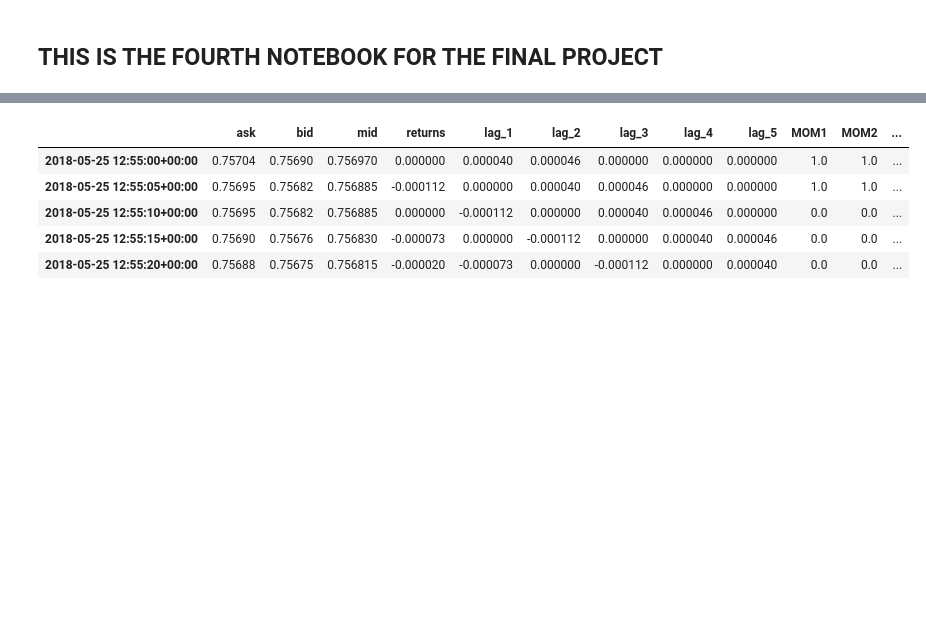
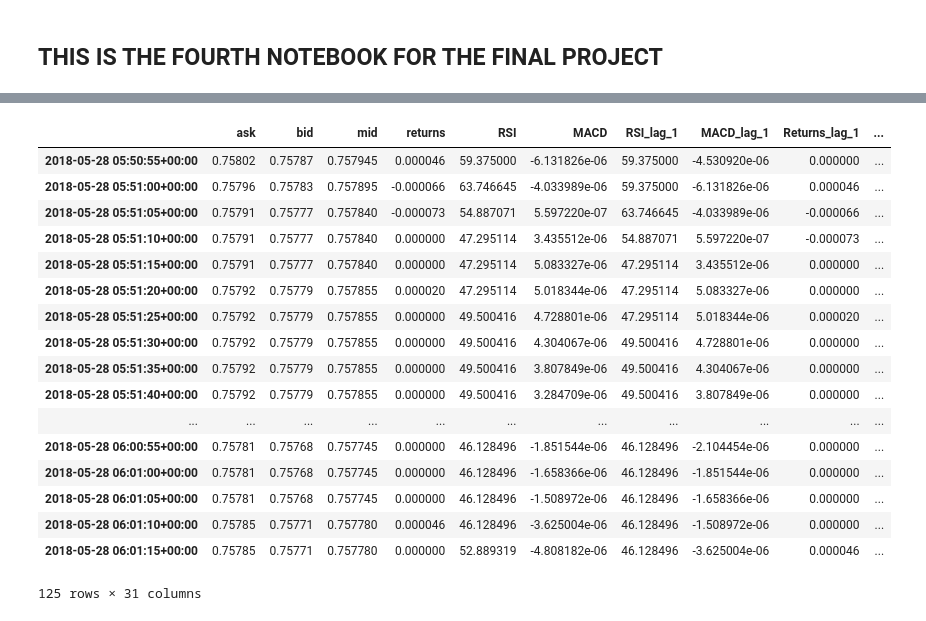
Before and after one commit to Sdoof/final_project, a Jupyter notebook: FOUR_tradingstrategy.ipynb, the cells around one changed output, grey strips where cells are left out. Saved outputs shown, nothing was run; the diff lists cells and outputs as text; code cells hidden in the pictures; blank space fills up the shorter version.

```diff
--- a/FOUR_tradingstrategy.ipynb
+++ b/FOUR_tradingstrategy.ipynb
@@ -218,9 +253,21 @@ rt.dataresam[['mid','RSI']].plot(secondary_y='RSI')
 # %%
-rt.dataresam.tail()
+rt.dataresam
 # %% [output]
-|  | ask | bid | mid | returns | lag_1 | lag_2 | lag_3 | lag_4 | lag_5 | MOM1 | MOM2 | ... |
-| 2018-05-25 12:55:00+00:00 | 0.75704 | 0.75690 | 0.756970 | 0.000000 | 0.000040 | 0.000046 | 0.000000 | 0.000000 | 0.000000 | 1.0 | 1.0 | ... |
-| 2018-05-25 12:55:05+00:00 | 0.75695 | 0.75682 | 0.756885 | -0.000112 | 0.000000 | 0.000040 | 0.000046 | 0.000000 | 0.000000 | 1.0 | 1.0 | ... |
-| 2018-05-25 12:55:10+00:00 | 0.75695 | 0.75682 | 0.756885 | 0.000000 | -0.000112 | 0.000000 | 0.000040 | 0.000046 | 0.000000 | 0.0 | 0.0 | ... |
-| 2018-05-25 12:55:15+00:00 | 0.75690 | 0.75676 | 0.756830 | -0.000073 | 0.000000 | -0.000112 | 0.000000 | 0.000040 | 0.000046 | 0.0 | 0.0 | ... |
-| 2018-05-25 12:55:20+00:00 | 0.75688 | 0.75675 | 0.756815 | -0.000020 | -0.000073 | 0.000000 | -0.000112 | 0.000000 | 0.000040 | 0.0 | 0.0 | ... |
+|  | ask | bid | mid | returns | RSI | MACD | RSI_lag_1 | MACD_lag_1 | Returns_lag_1 | ... |
+| 2018-05-28 05:50:55+00:00 | 0.75802 | 0.75787 | 0.757945 | 0.000046 | 59.375000 | -6.131826e-06 | 59.375000 | -4.530920e-06 | 0.000000 | ... |
+| 2018-05-28 05:51:00+00:00 | 0.75796 | 0.75783 | 0.757895 | -0.000066 | 63.746645 | -4.033989e-06 | 59.375000 | -6.131826e-06 | 0.000046 | ... |
+| 2018-05-28 05:51:05+00:00 | 0.75791 | 0.75777 | 0.757840 | -0.000073 | 54.887071 | 5.597220e-07 | 63.746645 | -4.033989e-06 | -0.000066 | ... |
+| 2018-05-28 05:51:10+00:00 | 0.75791 | 0.75777 | 0.757840 | 0.000000 | 47.295114 | 3.435512e-06 | 54.887071 | 5.597220e-07 | -0.000073 | ... |
+| 2018-05-28 05:51:15+00:00 | 0.75791 | 0.75777 | 0.757840 | 0.000000 | 47.295114 | 5.083327e-06 | 47.295114 | 3.435512e-06 | 0.000000 | ... |
+| 2018-05-28 05:51:20+00:00 | 0.75792 | 0.75779 | 0.757855 | 0.000020 | 47.295114 | 5.018344e-06 | 47.295114 | 5.083327e-06 | 0.000000 | ... |
+| 2018-05-28 05:51:25+00:00 | 0.75792 | 0.75779 | 0.757855 | 0.000000 | 49.500416 | 4.728801e-06 | 47.295114 | 5.018344e-06 | 0.000020 | ... |
+| 2018-05-28 05:51:30+00:00 | 0.75792 | 0.75779 | 0.757855 | 0.000000 | 49.500416 | 4.304067e-06 | 49.500416 | 4.728801e-06 | 0.000000 | ... |
+| 2018-05-28 05:51:35+00:00 | 0.75792 | 0.75779 | 0.757855 | 0.000000 | 49.500416 | 3.807849e-06 | 49.500416 | 4.304067e-06 | 0.000000 | ... |
+| 2018-05-28 05:51:40+00:00 | 0.75792 | 0.75779 | 0.757855 | 0.000000 | 49.500416 | 3.284709e-06 | 49.500416 | 3.807849e-06 | 0.000000 | ... |
+| ... | ... | ... | ... | ... | ... | ... | ... | ... | ... | ... |
+| 2018-05-28 06:00:55+00:00 | 0.75781 | 0.75768 | 0.757745 | 0.000000 | 46.128496 | -1.851544e-06 | 46.128496 | -2.104454e-06 | 0.000000 | ... |
+| 2018-05-28 06:01:00+00:00 | 0.75781 | 0.75768 | 0.757745 | 0.000000 | 46.128496 | -1.658366e-06 | 46.128496 | -1.851544e-06 | 0.000000 | ... |
+| 2018-05-28 06:01:05+00:00 | 0.75781 | 0.75768 | 0.757745 | 0.000000 | 46.128496 | -1.508972e-06 | 46.128496 | -1.658366e-06 | 0.000000 | ... |
+| 2018-05-28 06:01:10+00:00 | 0.75785 | 0.75771 | 0.757780 | 0.000046 | 46.128496 | -3.625004e-06 | 46.128496 | -1.508972e-06 | 0.000000 | ... |
+| 2018-05-28 06:01:15+00:00 | 0.75785 | 0.75771 | 0.757780 | 0.000000 | 52.889319 | -4.808182e-06 | 46.128496 | -3.625004e-06 | 0.000046 | ... |
+125 rows × 31 columns
```
Also changed, not shown: parts of 6 cells of this notebook.
